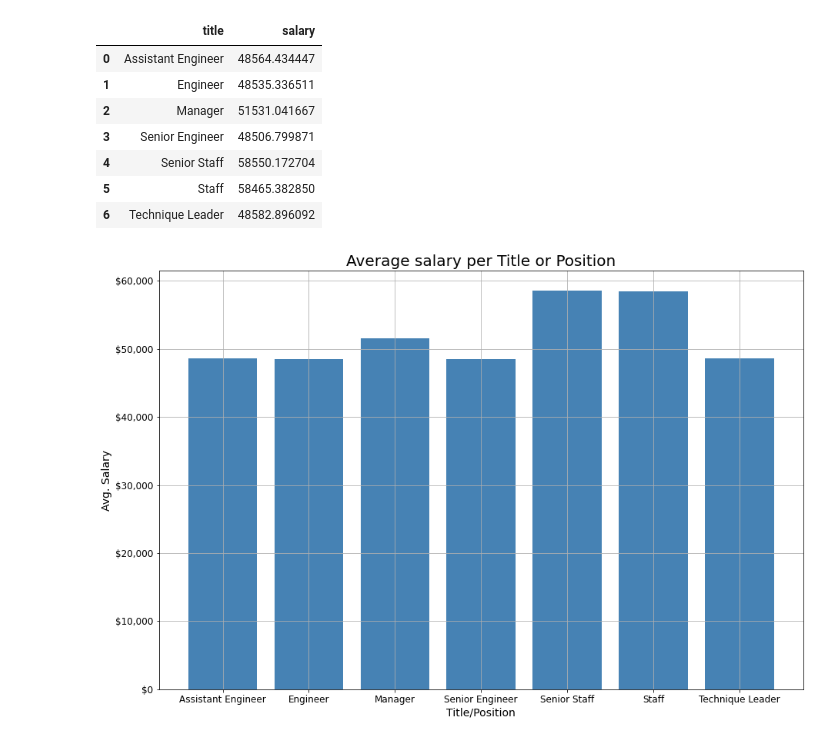
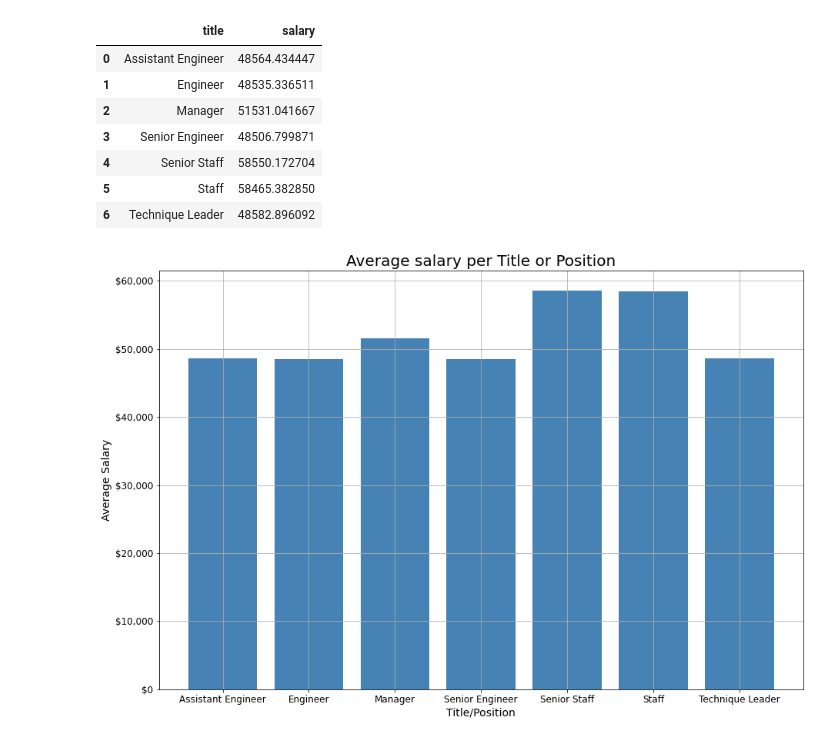
Before and after one commit to Krla20/sql-challenge, a Jupyter notebook: EmployeeSQL/sql_bonus_v2.ipynb, the cells around one changed output. Cells and saved outputs as stored; diff of their text form; code cells hidden in the pictures.

Commit message:
Pushing images, correction

```diff
--- a/EmployeeSQL/sql_bonus_v2.ipynb
+++ b/EmployeeSQL/sql_bonus_v2.ipynb
@@ -272,24 +272,24 @@ salary_title_df
 # %%
 fig1, ax1 = plt.subplots(figsize=(15, 10))
 ax1.grid(True)
 
 #Formatting
 ax1.get_yaxis().set_major_formatter(mpl.ticker.StrMethodFormatter('${x:,.0f}'))
 ax1.get_yaxis()
 
 
 plt.bar(salary_title_df['title'], salary_title_df['salary'], color= "steelblue")
 
 plt.xlabel('Title/Position', fontsize = 14)
-plt.ylabel('Avg. Salary', fontsize = 14)
+plt.ylabel('Average Salary', fontsize = 14)
 plt.title('Average salary per Title or Position', fontsize = 20)
 
 plt.xticks(size= 12)
 plt.yticks(size= 12)
 
 
-plt.savefig("./Images/avg_salary_title1.png", dpi=300)
+plt.savefig("./Images/avg_salary_title.png")
 
-plt.show()
+# plt.show()
 # %% [output]
-[figure, old version]
+[figure, new version]
```
Also changed, not shown: parts of 1 cell of this notebook, 3 other files.
